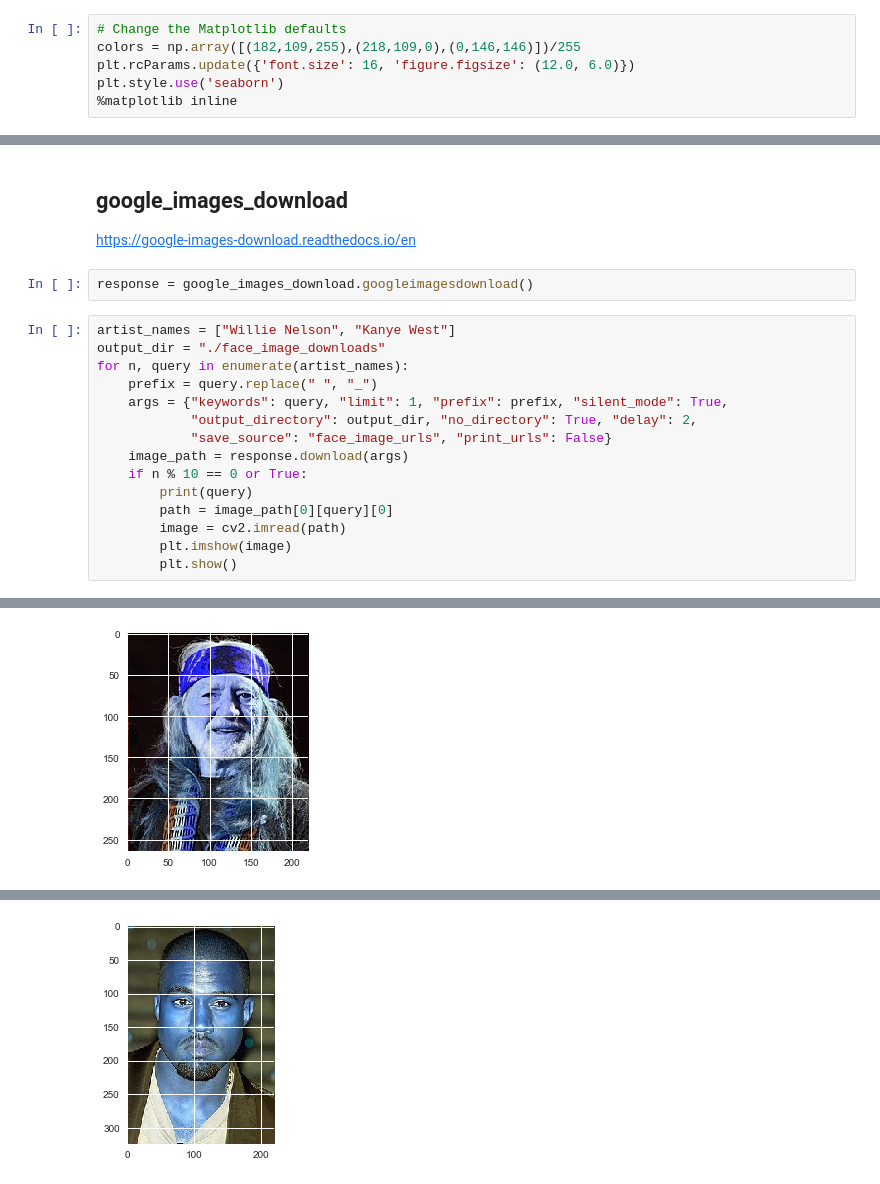
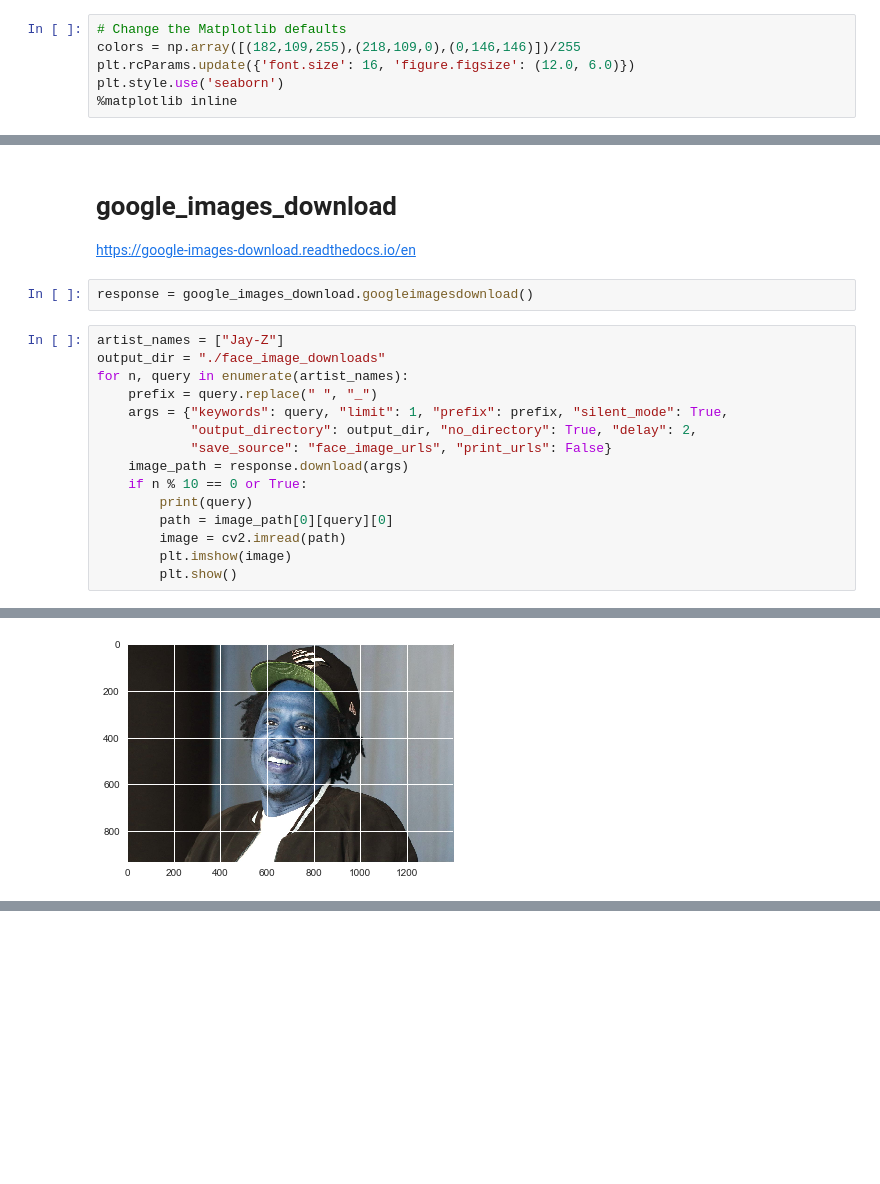
Before and after one commit to johnwmillr/average-artist-faces, a Jupyter notebook: download_artist_images.ipynb, the cells around one changed output, grey strips where cells are left out. Cells and saved outputs as stored; diff of their text form; blank space fills up the shorter version.

```diff
--- a/download_artist_images.ipynb
+++ b/download_artist_images.ipynb
@@ -23,11 +62,11 @@ plt.style.use('seaborn')
 # %% [markdown]
-## google_images_download
+# google_images_download
 
 https://google-images-download.readthedocs.io/en
 # %%
 response = google_images_download.googleimagesdownload()
 # %%
-artist_names = ["Willie Nelson", "Kanye West"]
+artist_names = ["Jay-Z"]
 output_dir = "./face_image_downloads"
 for n, query in enumerate(artist_names):
     prefix = query.replace(" ", "_")
@@ -47 +86 @@ Willie Nelson
-[figure, old version]
+[figure, new version]
@@ -50 +86,0 @@ Kanye West
-[figure, removed]
```
Also changed, not shown: parts of 11 cells of this notebook.
